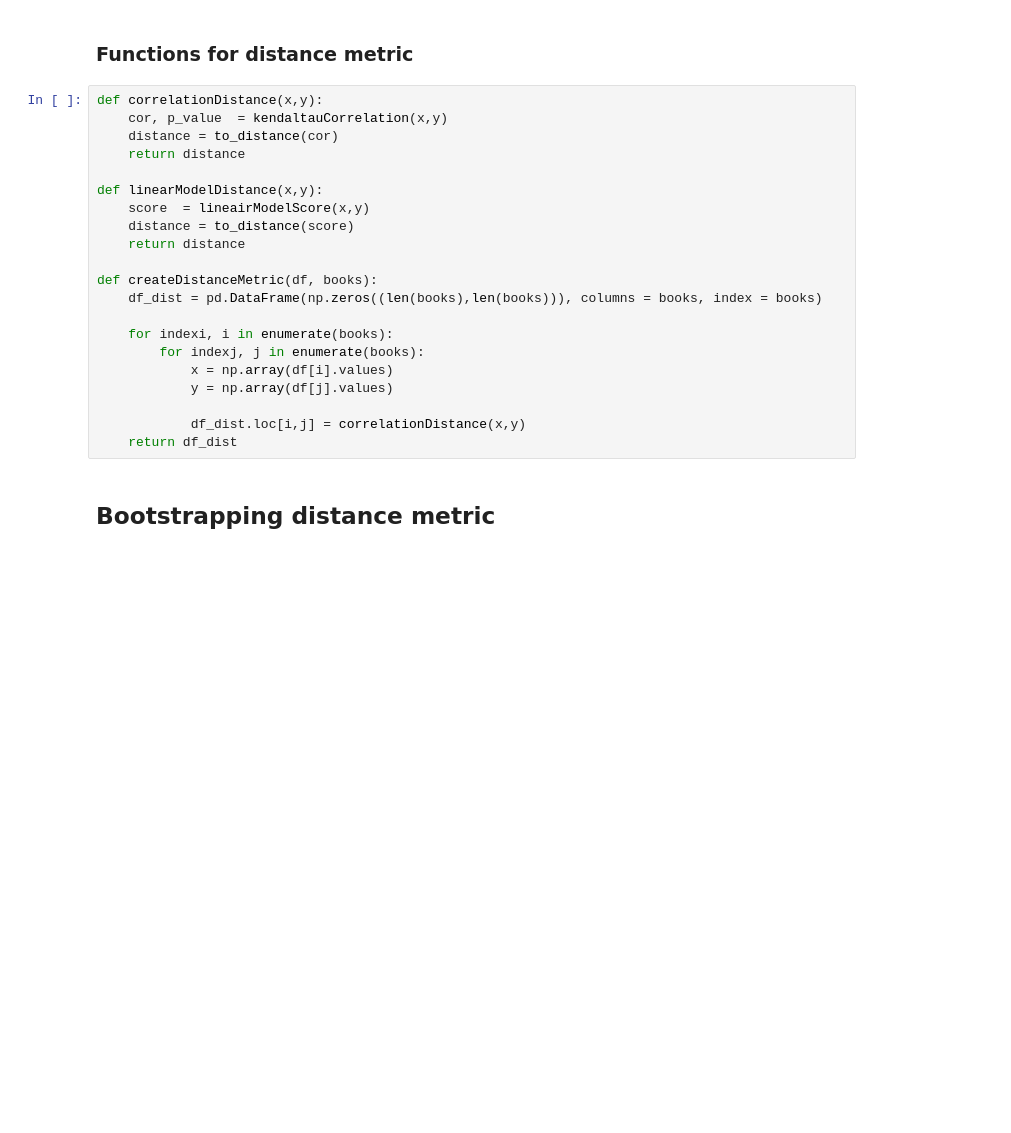
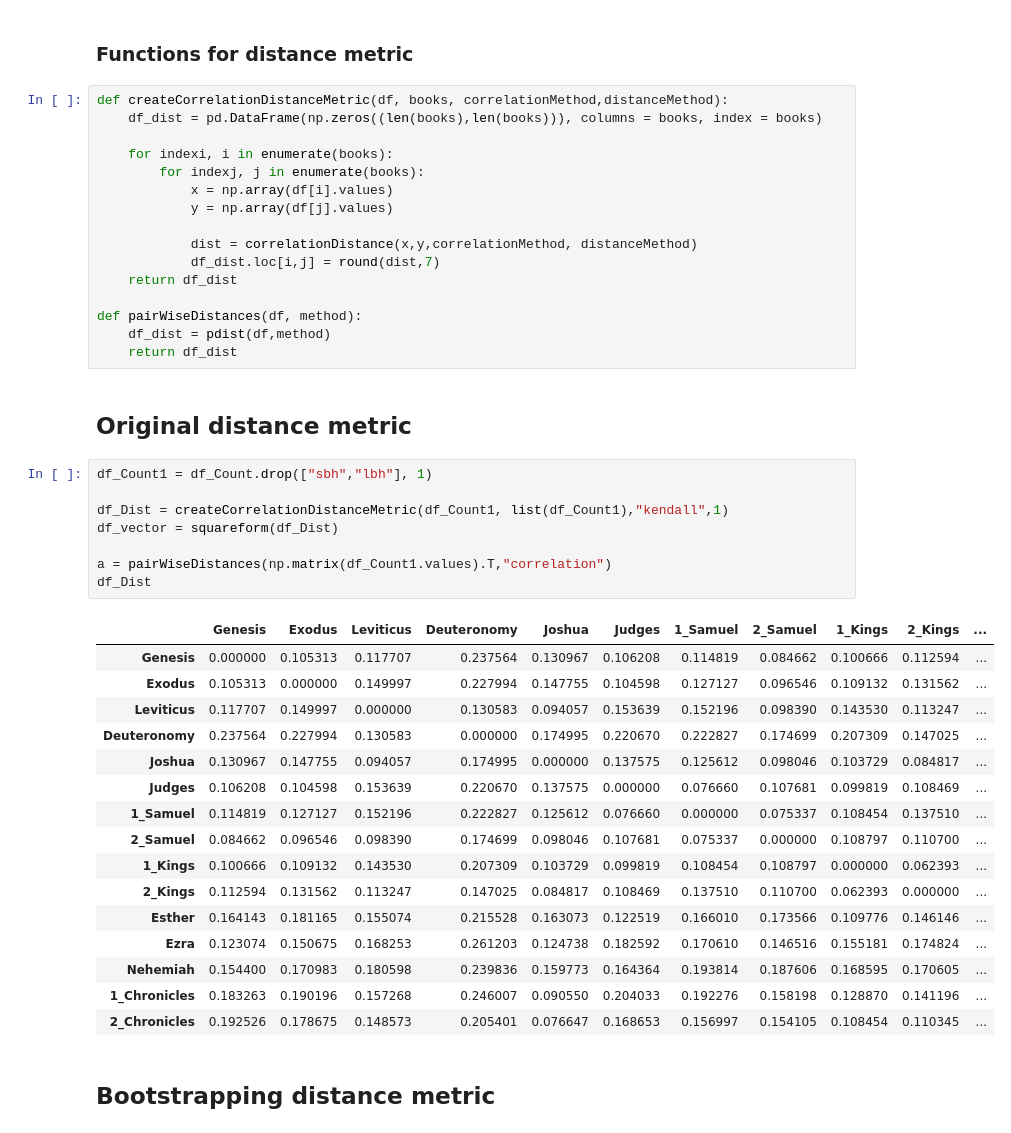
Before and after one commit to ETCBC/Probabilistic_Language_Change, a Jupyter notebook: Counting analysis.ipynb, the cells around one changed output. Cells and saved outputs as stored; diff of their text form; blank space fills up the shorter version.

```diff
--- a/Counting analysis.ipynb
+++ b/Counting analysis.ipynb
@@ -274,17 +247,7 @@ https://en.wikipedia.org/wiki/Metric_(mathematics)
 # %% [markdown]
 ### Functions for distance metric
 # %%
-def correlationDistance(x,y):
-    cor, p_value  = kendaltauCorrelation(x,y)
-    distance = to_distance(cor)
-    return distance
-
-def linearModelDistance(x,y):
-    score  = lineairModelScore(x,y)
-    distance = to_distance(score)
-    return distance
-
-def createDistanceMetric(df, books):
+def createCorrelationDistanceMetric(df, books, correlationMethod,distanceMethod):
     df_dist = pd.DataFrame(np.zeros((len(books),len(books))), columns = books, index = books)
 
     for indexi, i in enumerate(books):
@@ -292,8 +255,40 @@ def createDistanceMetric(df, books):
             x = np.array(df[i].values)
             y = np.array(df[j].values)
 
-            df_dist.loc[i,j] = correlationDistance(x,y)
+            dist = correlationDistance(x,y,correlationMethod, distanceMethod)
+            df_dist.loc[i,j] = round(dist,7)
     return df_dist
+
+def pairWiseDistances(df, method):
+    df_dist = pdist(df,method)
+    return df_dist
+# %% [markdown]
+## Original distance metric
+# %%
+df_Count1 = df_Count.drop(["sbh","lbh"], 1)
+
+df_Dist = createCorrelationDistanceMetric(df_Count1, list(df_Count1),"kendall",1)
+df_vector = squareform(df_Dist)
+
+a = pairWiseDistances(np.matrix(df_Count1.values).T,"correlation")
+df_Dist
+# %% [output]
+|  | Genesis | Exodus | Leviticus | Deuteronomy | Joshua | Judges | 1_Samuel | 2_Samuel | 1_Kings | 2_Kings | ... |
+| Genesis | 0.000000 | 0.105313 | 0.117707 | 0.237564 | 0.130967 | 0.106208 | 0.114819 | 0.084662 | 0.100666 | 0.112594 | ... |
+| Exodus | 0.105313 | 0.000000 | 0.149997 | 0.227994 | 0.147755 | 0.104598 | 0.127127 | 0.096546 | 0.109132 | 0.131562 | ... |
+| Leviticus | 0.117707 | 0.149997 | 0.000000 | 0.130583 | 0.094057 | 0.153639 | 0.152196 | 0.098390 | 0.143530 | 0.113247 | ... |
+| Deuteronomy | 0.237564 | 0.227994 | 0.130583 | 0.000000 | 0.174995 | 0.220670 | 0.222827 | 0.174699 | 0.207309 | 0.147025 | ... |
+| Joshua | 0.130967 | 0.147755 | 0.094057 | 0.174995 | 0.000000 | 0.137575 | 0.125612 | 0.098046 | 0.103729 | 0.084817 | ... |
+| Judges | 0.106208 | 0.104598 | 0.153639 | 0.220670 | 0.137575 | 0.000000 | 0.076660 | 0.107681 | 0.099819 | 0.108469 | ... |
+| 1_Samuel | 0.114819 | 0.127127 | 0.152196 | 0.222827 | 0.125612 | 0.076660 | 0.000000 | 0.075337 | 0.108454 | 0.137510 | ... |
+| 2_Samuel | 0.084662 | 0.096546 | 0.098390 | 0.174699 | 0.098046 | 0.107681 | 0.075337 | 0.000000 | 0.108797 | 0.110700 | ... |
+| 1_Kings | 0.100666 | 0.109132 | 0.143530 | 0.207309 | 0.103729 | 0.099819 | 0.108454 | 0.108797 | 0.000000 | 0.062393 | ... |
+| 2_Kings | 0.112594 | 0.131562 | 0.113247 | 0.147025 | 0.084817 | 0.108469 | 0.137510 | 0.110700 | 0.062393 | 0.000000 | ... |
+| Esther | 0.164143 | 0.181165 | 0.155074 | 0.215528 | 0.163073 | 0.122519 | 0.166010 | 0.173566 | 0.109776 | 0.146146 | ... |
+| Ezra | 0.123074 | 0.150675 | 0.168253 | 0.261203 | 0.124738 | 0.182592 | 0.170610 | 0.146516 | 0.155181 | 0.174824 | ... |
+| Nehemiah | 0.154400 | 0.170983 | 0.180598 | 0.239836 | 0.159773 | 0.164364 | 0.193814 | 0.187606 | 0.168595 | 0.170605 | ... |
+| 1_Chronicles | 0.183263 | 0.190196 | 0.157268 | 0.246007 | 0.090550 | 0.204033 | 0.192276 | 0.158198 | 0.128870 | 0.141196 | ... |
+| 2_Chronicles | 0.192526 | 0.178675 | 0.148573 | 0.205401 | 0.076647 | 0.168653 | 0.156997 | 0.154105 | 0.108454 | 0.110345 | ... |
 # %% [markdown]
 ## Bootstrapping distance metric
 # %% [markdown]
```
Also changed, not shown: parts of 27 cells of this notebook.
